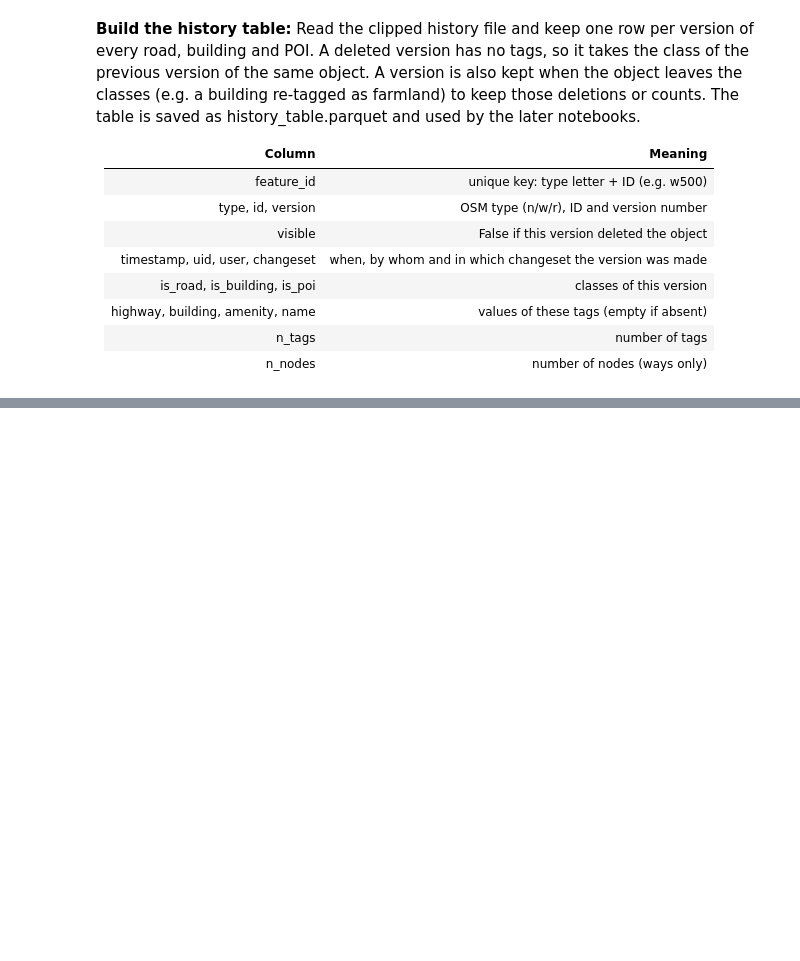
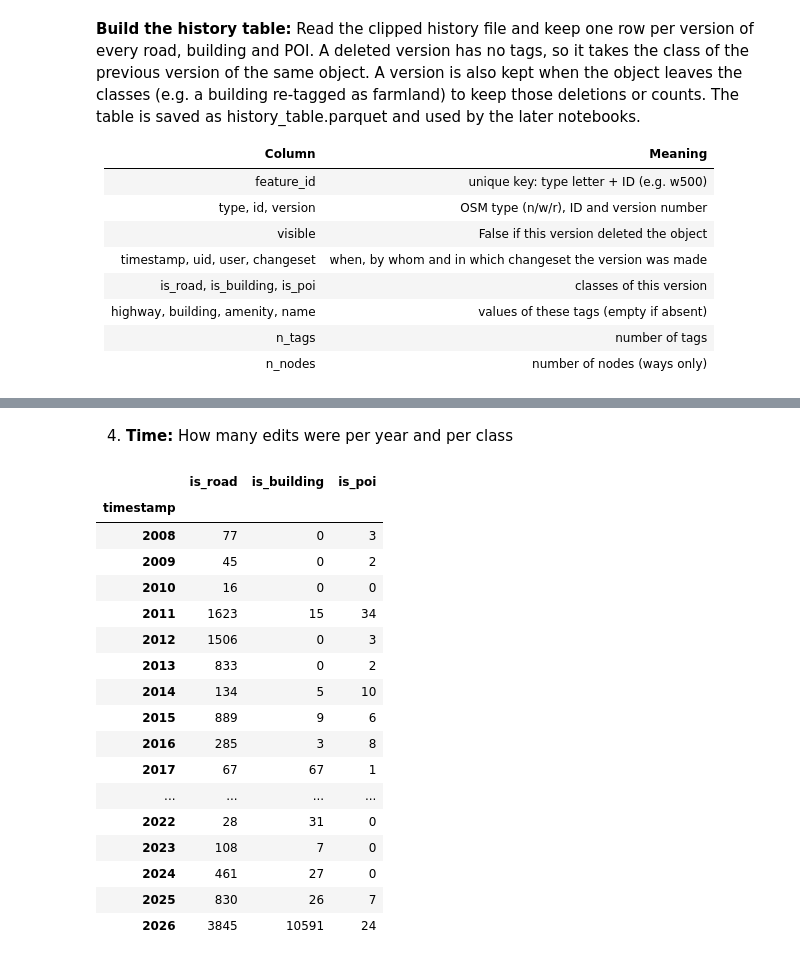
Before and after one commit to juanituser/dqa, a Jupyter notebook: 00_settings.ipynb, the cells around one changed output, grey strips where cells are left out. Cells and saved outputs as stored; diff of their text form; code cells hidden in the pictures; blank space fills up the shorter version.

```diff
--- a/00_settings.ipynb
+++ b/00_settings.ipynb
@@ -440,0 +561,23 @@ dtype: int64
+# %% [markdown]
+4. **Time:** How many edits were per year and per class
+# %%
+history.groupby(history["timestamp"].dt.year)[["is_road", "is_building", "is_poi"]].sum()
+# %% [output]
+|  | is_road | is_building | is_poi |
+| timestamp |  |  |  |
+| 2008 | 77 | 0 | 3 |
+| 2009 | 45 | 0 | 2 |
+| 2010 | 16 | 0 | 0 |
+| 2011 | 1623 | 15 | 34 |
+| 2012 | 1506 | 0 | 3 |
+| 2013 | 833 | 0 | 2 |
+| 2014 | 134 | 5 | 10 |
+| 2015 | 889 | 9 | 6 |
+| 2016 | 285 | 3 | 8 |
+| 2017 | 67 | 67 | 1 |
+| ... | ... | ... | ... |
+| 2022 | 28 | 31 | 0 |
+| 2023 | 108 | 7 | 0 |
+| 2024 | 461 | 27 | 0 |
+| 2025 | 830 | 26 | 7 |
+| 2026 | 3845 | 10591 | 24 |
```
Also changed, not shown: parts of 26 cells of this notebook.
